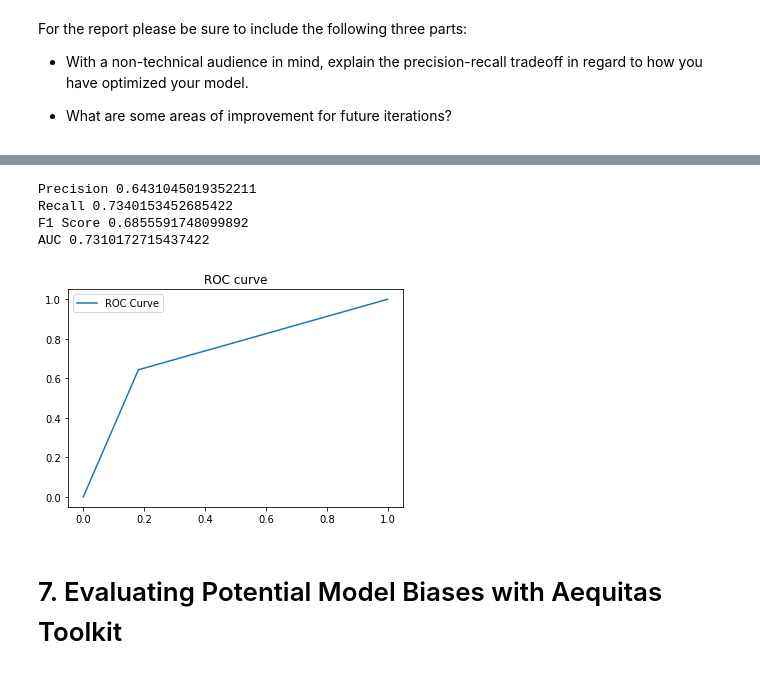
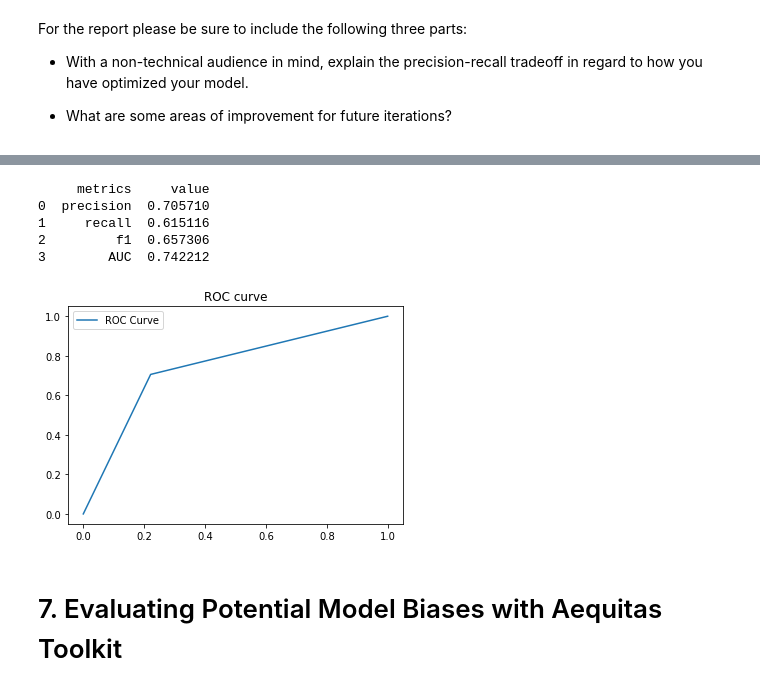
Before and after one commit to G94/ai_for_healthcare, a Jupyter notebook: patient_selection/starter_code/student_project_submission.ipynb, the cells around one changed output, grey strips where cells are left out. Drawn from its saved outputs; the diff is of its cells as text; code cells hidden in the pictures.

```diff
--- a/patient_selection/starter_code/student_project.ipynb
+++ b/patient_selection/starter_code/student_project_submission.ipynb
@@ -728,5 +714,5 @@ def build_diabetes_model(train_ds, val_ds,  feature_layer,  epochs=5, loss_metri
                         epochs=epochs)
     return model, history
 # %%
-diabetes_model, history = build_diabetes_model(diabetes_train_ds, diabetes_val_ds,  claim_feature_layer,  epochs=40)
+diabetes_model, history = build_diabetes_model(diabetes_train_ds, diabetes_val_ds,  claim_feature_layer,  epochs = 100)
 # %% [output]
@@ -896,42 +897,46 @@ For the report please be sure to include the following three parts:
 # %%
 # AUC, F1, precision and recall
 vp = np.sum(np.logical_and(pred_test_df.score == pred_test_df.label_value, pred_test_df.score == 1))
 vn = np.sum(np.logical_and(pred_test_df.score == pred_test_df.label_value, pred_test_df.score == 0))
 fp = np.sum(np.logical_and(pred_test_df.score != pred_test_df.label_value, pred_test_df.score == 1))
 fn = np.sum(np.logical_and(pred_test_df.score != pred_test_df.label_value, pred_test_df.score == 0))
 
 # Summary
 from sklearn.metrics import roc_curve
 from sklearn.metrics import auc, f1_score
 ################################################
 ################################################
 ## Precision
 precision = vp/(vp+fp)
-print("Precision", precision)
 
 ## Recall
 recall = vp/(vp+fn)
-print("Recall", recall)
 
 ## F1 Score
-recall = vp/(vp+fn)
-print("F1 Score", f1_score(pred_test_df.score, pred_test_df.label_value))
+f1score = f1_score(pred_test_df.score, pred_test_df.label_value)
+
+###  AUC
+auc_val = auc(fpr_rf, tpr_rf)
+
+print(pd.DataFrame({'metrics':['precision', 'recall', 'f1', 'AUC'], 'value':[precision, recall, f1score, auc_val]}))
+
 
 ################################################
 ################################################
-### ROC CURVE & AUC
+### ROC CURVE
 fpr_rf, tpr_rf, _ = roc_curve(pred_test_df.score, pred_test_df.label_value)
-print("AUC",auc(fpr_rf, tpr_rf))
+
 plt.plot(fpr_rf, tpr_rf, label = "ROC Curve")
 plt.title('ROC curve')
 plt.legend(loc = 'best')
 plt.show()
 # %% [output]
-Precision 0.6431045019352211
-Recall 0.7340153452685422
-F1 Score 0.6855591748099892
-AUC 0.7310172715437422
+     metrics     value
+0  precision  0.705710
+1     recall  0.615116
+2         f1  0.657306
+3        AUC  0.742212
-[figure, old version]
+[figure, new version]
 # %% [markdown]
 # 7. Evaluating Potential Model Biases with Aequitas Toolkit
 # %% [markdown]
```
Also changed, not shown: parts of 25 cells of this notebook, 13 other files.
